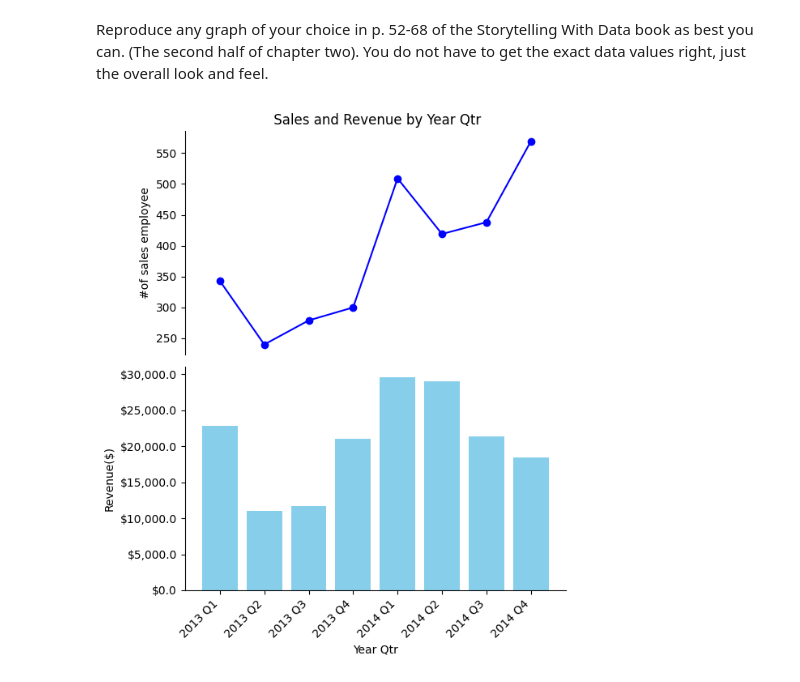
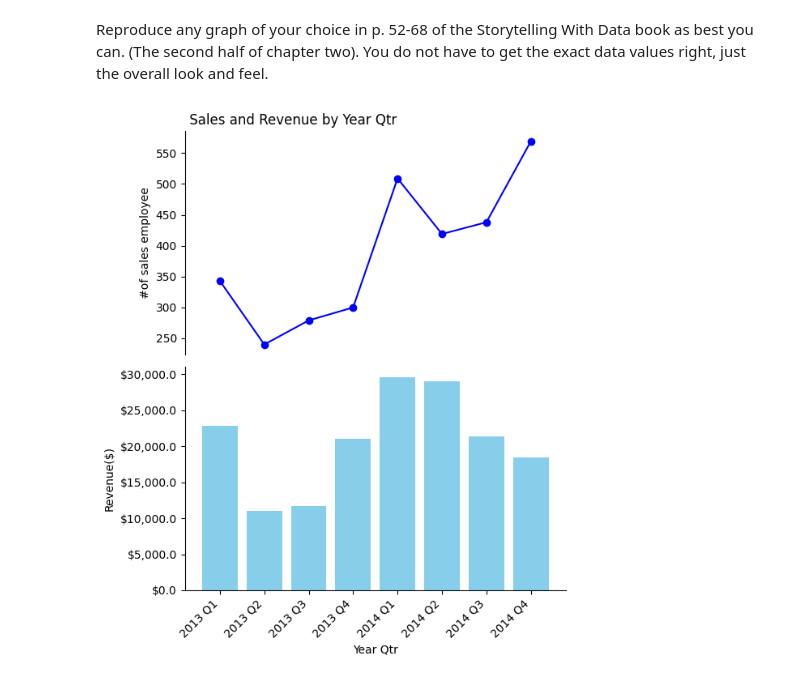
Before and after one commit to Jbaner/Module-B-semester-2, a Jupyter notebook: OMDS_ModB2_Week4_Banerjee_Jayeeta.ipynb, the cells around one changed output. Saved outputs shown, nothing was run; the diff lists cells and outputs as text; code cells hidden in the pictures.

```diff
--- a/OMDS_ModB2_Week4_Banerjee_Jayeeta.ipynb
+++ b/OMDS_ModB2_Week4_Banerjee_Jayeeta.ipynb
@@ -424,32 +424,32 @@ df_sale
 #group the data by yr_qtr:
 df_sale["Yr_Qtr"]=df_sale["year"]+" "+df_sale["Quarter"]
 agg=df_sale.groupby("Yr_Qtr").agg({"revenue": "sum", "Sales":"sum"}).reset_index()
 #agg
 
 fig, (ax1,ax2)=plt.subplots(2,1, figsize=(6,7),sharex=True)
 fig.subplots_adjust(hspace=0)
 
 #Top chart trend line for sales:
 ax1.plot(agg["Yr_Qtr"],agg["Sales"],marker="o", color="blue", label="Sales")
 ax1.set_ylabel("#of sales employee")
 ax1.tick_params(bottom=False)
 ax1.grid(False)
 ax1.spines["bottom"].set_visible(False)
 ax1.spines["top"].set_visible(False)
 ax1.spines["right"].set_visible(False)
-ax1.set_title(" Sales and Revenue by Year Qtr")
+ax1.set_title(" Sales and Revenue by Year Qtr", loc="left")
 
 #Bottom chart bar graph for revenue:
 ax2.bar(agg["Yr_Qtr"],agg["revenue"], color="skyblue", label="Revenue")
 ax2.set_ylabel("Revenue($)")
 ax2.set_xlabel("Year Qtr")
 ax2.yaxis.set_major_formatter(StrMethodFormatter('${x:,}'))
 ax2.spines["top"].set_visible(False)
 ax2.spines["right"].set_visible(False)
 ax2.grid(False)
 
 plt.xticks(rotation=45, ha="right")
 plt.tight_layout()
 plt.show()
 # %% [output]
-[figure, old version]
+[figure, new version]
```
Also changed, not shown: parts of 1 cell of this notebook.
